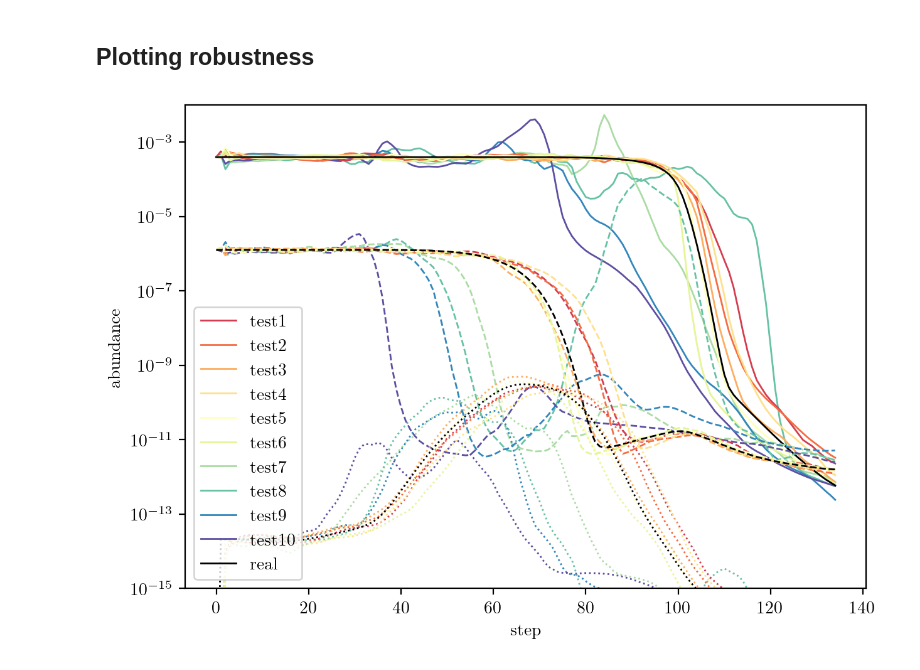
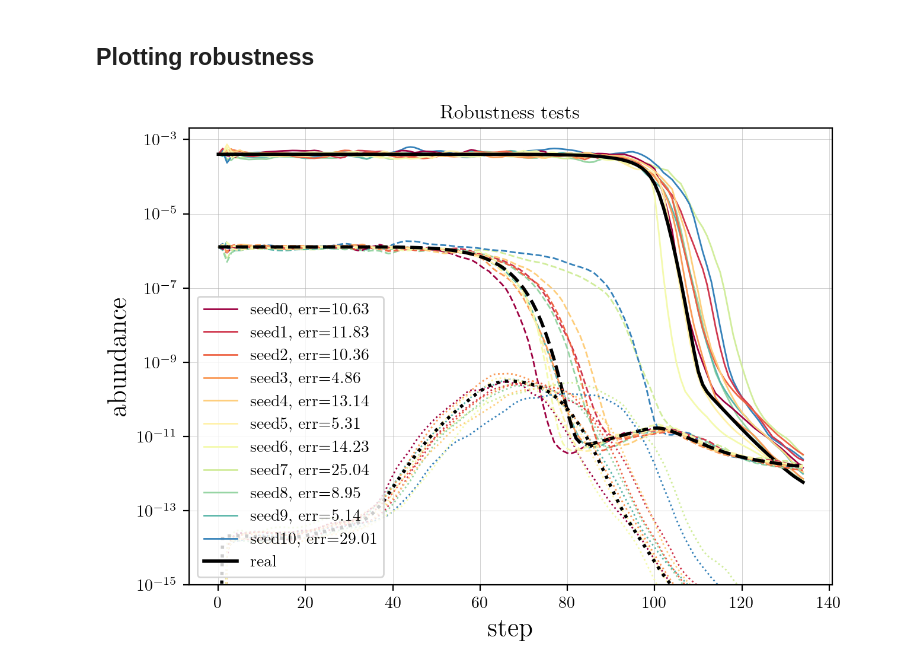
Before and after one commit to silkemaes/MACE, a Jupyter notebook: robustness.ipynb, the cells around one changed output. Drawn from its saved outputs; the diff is of its cells as text; code cells hidden in the pictures.

Commit message:
adding robustness tests

```diff
--- a/robustness.ipynb
+++ b/robustness.ipynb
@@ -39,11 +39,18 @@ test3 = '20240605_165130'
 test4 = '20240605_165146'
 test5 = '20240605_165203'
 test6 = '20240605_165309'
-test7 = '20240605_165905'
-test8 = '20240605_170018'
-test9 = '20240605_170030'
-test10 = '20240605_170046'
+# test7 = '20240605_165905'
+# test8 = '20240605_170018'
+# test9 = '20240605_170030'
+# test10 = '20240605_170046'
+test7 = '20240816_121317'
+test8 = '20240816_121529'
+test9 = '20240816_121601'
+test10 = '20240816_121625'
+test20 = '20240816_121735'
+test0 = '20240816_121757'
 
-tests = [test1, test2, test3, test4, test5, test6, test7, test8, test9, test10]
+tests = [test1, test2, test3, test4, test5, test6, test7, test8, test9, test10, test0]
+# tests = [test7, test8, test9, test10, test20, test0]
 # %% [markdown]
 ### Predicting & saving
@@ -163,50 +154,59 @@ lw = 1
 # Select a colormap
 cmap = plt.cm.Spectral
 
+
+
 # Generate colors from the colormap
 colors = [cmap(i) for i in np.linspace(0, 1, len(tests)+1)]
 
 fig, ax1 = plt.subplots(1,1,figsize=(7, 5))
+ax1.set_title("Robustness tests")
 
-l_test1 = mlines.Line2D([],[], color = colors[1], ls = '-', label='test1',lw = lw)
-l_test2 = mlines.Line2D([],[], color = colors[2], ls = '-', label='test2',lw = lw)
-l_test3 = mlines.Line2D([],[], color = colors[3], ls = '-', label='test3',lw = lw)
-l_test4 = mlines.Line2D([],[], color = colors[4], ls = '-', label='test4',lw = lw)
-l_test5 = mlines.Line2D([],[], color = colors[5], ls = '-', label='test5',lw = lw)
-l_test6 = mlines.Line2D([],[], color = colors[6], ls = '-', label='test6',lw = lw)
-l_test7 = mlines.Line2D([],[], color = colors[7], ls = '-', label='test7',lw = lw)
-l_test8 = mlines.Line2D([],[], color = colors[8], ls = '-', label='test8',lw = lw)
-l_test9 = mlines.Line2D([],[], color = colors[9], ls = '-', label='test9',lw = lw)
-l_test10 = mlines.Line2D([],[], color = colors[10], ls = '-', label='test10',lw = lw)
-l_real = mlines.Line2D([],[], color = 'k', ls = '-', label='real',lw = lw)
+l_test1 = mlines.Line2D([],[], color = colors[1], ls = '-',   label='seed1, err='+str(round(float(err_evol1),2)),lw = lw)
+l_test2 = mlines.Line2D([],[], color = colors[2], ls = '-',   label='seed2, err='+str(round(float(err_evol2),2)),lw = lw)
+l_test3 = mlines.Line2D([],[], color = colors[3], ls = '-',   label='seed3, err='+str(round(float(err_evol3),2)),lw = lw)
+l_test4 = mlines.Line2D([],[], color = colors[4], ls = '-',   label='seed4, err='+str(round(float(err_evol4),2)),lw = lw)
+l_test5 = mlines.Line2D([],[], color = colors[5], ls = '-',   label='seed5, err='+str(round(float(err_evol5),2)),lw = lw)
+l_test6 = mlines.Line2D([],[], color = colors[6], ls = '-',   label='seed6, err='+str(round(float(err_evol6),2)),lw = lw)
+l_test7 = mlines.Line2D([],[], color = colors[7], ls = '-',   label='seed7, err='+str(round(float(err_evol7),2)),lw = lw)
+l_test8 = mlines.Line2D([],[], color = colors[8], ls = '-',   label='seed8, err='+str(round(float(err_evol8),2)),lw = lw)
+l_test9 = mlines.Line2D([],[], color = colors[9], ls = '-',   label='seed9, err='+str(round(float(err_evol9),2)),lw = lw)
+l_test10 = mlines.Line2D([],[], color = colors[10], ls = '-', label='seed10, err='+str(round(float(err_evol10),2)),lw = lw)
+# l_test20 = mlines.Line2D([],[], color = colors[11], ls = '-', label='test20',lw = lw)
+l_test0 = mlines.Line2D([],[], color = colors[0], ls = '-', label='seed0, err='+str(round(float(err_evol0),2)),lw = lw)
+l_real = mlines.Line2D([],[], color = 'k', ls = '-', label='real',lw = lw+1)
 
 # handles = [l_test1, l_test2, l_test3, l_test4, l_test5, l_test6, l_real]
-handles = [l_test1, l_test2, l_test3, l_test4, l_test5, l_test6, l_test7, l_test8, l_test9, l_test10, l_real]
+handles = [l_test0,l_test1, l_test2, l_test3, l_test4, l_test5, l_test6, l_test7, l_test8, l_test9, l_test10,  l_real]
 
 
 for k,i in enumerate(specs):
 
     ax1.plot(n_evol7[:,i], linestyle = ls[k], color = colors[7],lw = lw)
     ax1.plot(n_evol8[:,i], linestyle = ls[k], color = colors[8],lw = lw)
     ax1.plot(n_evol9[:,i],  linestyle = ls[k], color = colors[9],lw = lw)
     ax1.plot(n_evol10[:,i],  linestyle = ls[k], color = colors[10],lw = lw)
+    # ax1.plot(n_evol20[:,i], linestyle = ls[k], color = colors[11],lw = lw)
+    ax1.plot(n_evol0[:,i], linestyle = ls[k], color = colors[0],lw = lw)
 
     ax1.plot(n_evol1[:,i], linestyle = ls[k], color = colors[1],lw = lw)
     ax1.plot(n_evol2[:,i], linestyle = ls[k], color = colors[2],lw = lw)
     ax1.plot(n_evol3[:,i],linestyle = ls[k], color = colors[3],lw = lw)
     ax1.plot(n_evol4[:,i], linestyle = ls[k], color = colors[4],lw = lw)
     ax1.plot(n_evol5[:,i], linestyle = ls[k], color = colors[5],lw = lw)
     ax1.plot(n_evol6[:,i], linestyle = ls[k], color = colors[6],lw = lw)
 
-    ax1.plot(n[:,i], 'k',  linestyle = ls[k],lw = lw)
+    ax1.plot(n[:,i], 'k',  linestyle = ls[k],lw = lw+1)
 
-ax1.set_xlabel('step')
-ax1.set_ylabel('abundance')
+ax1.set_xlabel('step', fontsize = 16)
+ax1.set_ylabel('abundance', fontsize = 16)
 
-ax1.set_ylim(1e-15, 1e-2)
+ax1.grid(True, lw = 0.2)
+
+ax1.set_ylim(1e-15, 2e-3)
 
 ax1.legend(handles = handles, loc = 'lower left')
 ax1.set_yscale('log')
 plt.show()
 # %% [output]
-[figure, old version]
+[figure, new version]
```
Also changed, not shown: parts of 2 cells of this notebook.
